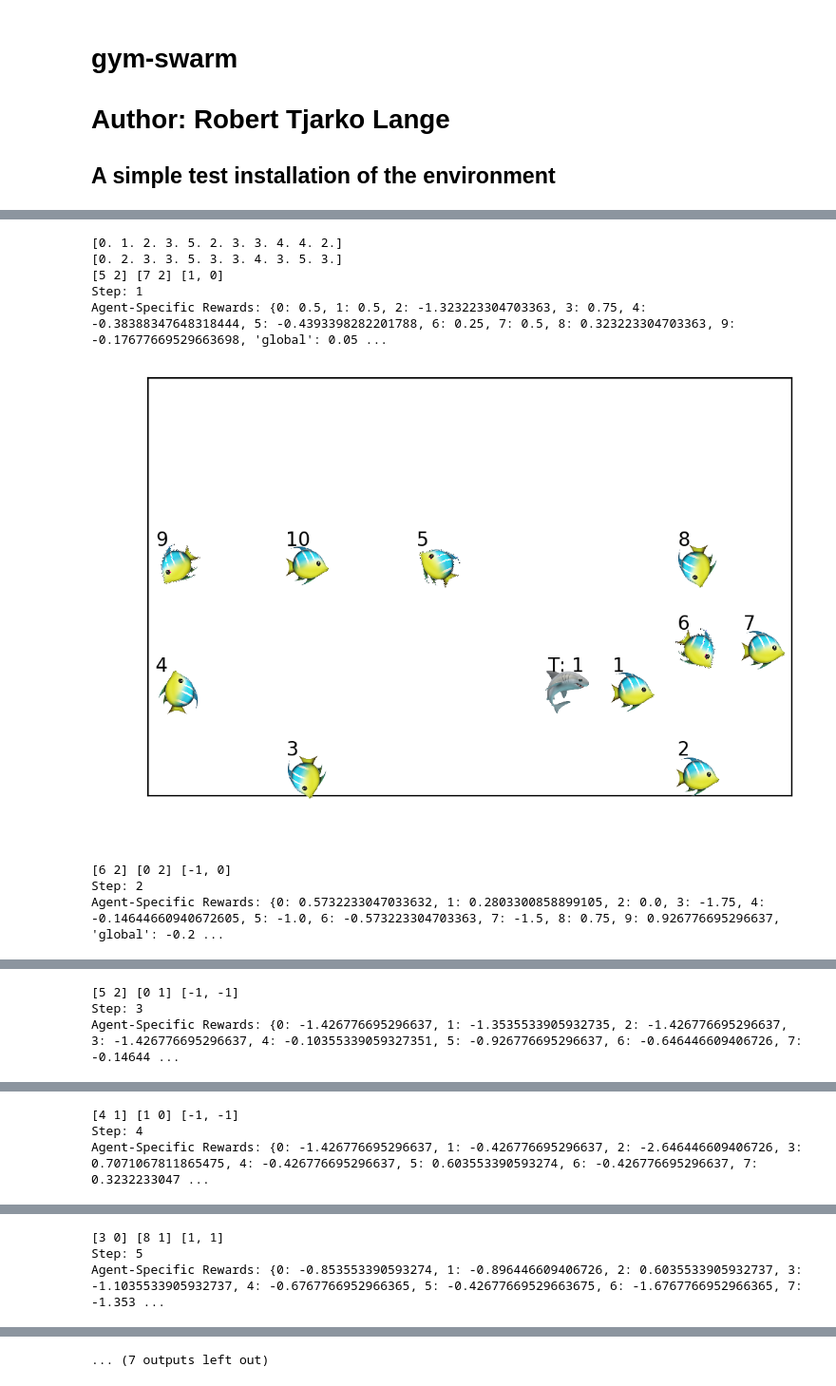
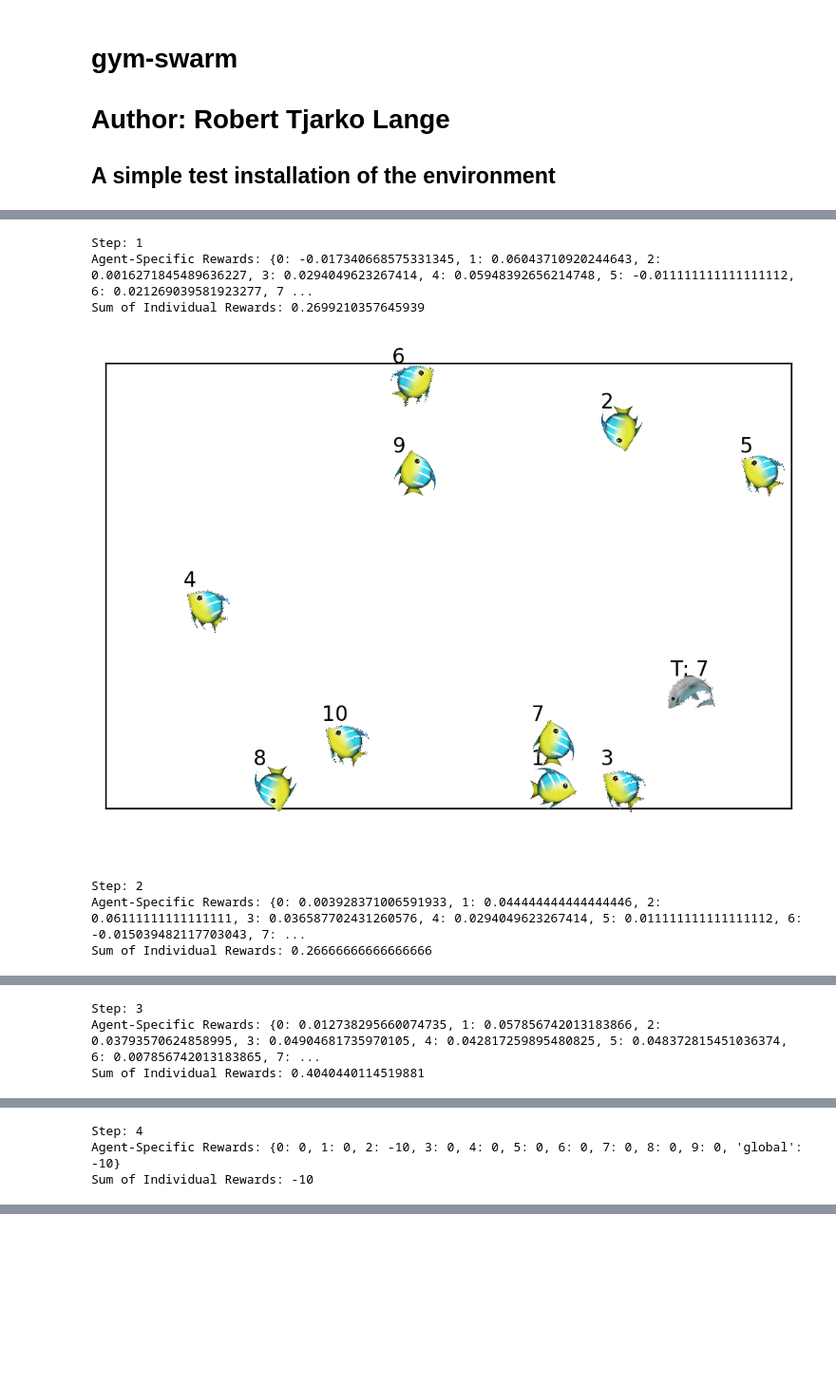
Before and after one commit to RobertTLange/gym-swarm, a Jupyter notebook: tryout_swarm_env.ipynb, the cells around one changed output, grey strips where cells are left out. Shown at 95% size. Saved outputs shown, nothing was run; the diff lists cells and outputs as text; code cells hidden in the pictures; blank space fills up the shorter version.

Commit message:
Log 16/03/19b - Reward Update

```diff
--- a/tryout_swarm_env.ipynb
+++ b/tryout_swarm_env.ipynb
@@ -77,22 +71,22 @@ max_steps = 10
 # %%
 # Run a few steps with the random agent and global reward
 state = env.reset()
 for i in range(max_steps):
     action = random_agent.random_action()
     next_state, rewards, done, _ = env.step(action, indiv_rewards=True, vf_size=6)
     state = next_state
     print("Step: {}".format(i + 1))
     print("Agent-Specific Rewards: {}".format(rewards))
+    summed_indiv_reward = sum([value for key, value in rewards.items() if key != "global"])
+    print("Sum of Individual Rewards: {}".format(summed_indiv_reward))
     env.render()
     if done:
         break
 # %% [output]
-[0. 1. 2. 3. 5. 2. 3. 3. 4. 4. 2.]
-[0. 2. 3. 3. 5. 3. 3. 4. 3. 5. 3.]
-[5 2] [7 2] [1, 0]
 Step: 1
-Agent-Specific Rewards: {0: 0.5, 1: 0.5, 2: -1.323223304703363, 3: 0.75, 4: -0.38388347648318444, 5: -0.4393398282201788, 6: 0.25, 7: 0.5, 8: 0.323223304703363, 9: -0.17677669529663698, 'global': 0.05 ...
+Agent-Specific Rewards: {0: -0.017340668575331345, 1: 0.06043710920244643, 2: 0.0016271845489636227, 3: 0.0294049623267414, 4: 0.05948392656214748, 5: -0.011111111111111112, 6: 0.021269039581923277, 7 ...
+Sum of Individual Rewards: 0.2699210357645939
-[figure, old version]
+[figure, new version]
-[6 2] [0 2] [-1, 0]
 Step: 2
-Agent-Specific Rewards: {0: 0.5732233047033632, 1: 0.2803300858899105, 2: 0.0, 3: -1.75, 4: -0.14644660940672605, 5: -1.0, 6: -0.573223304703363, 7: -1.5, 8: 0.75, 9: 0.926776695296637, 'global': -0.2 ...
+Agent-Specific Rewards: {0: 0.003928371006591933, 1: 0.044444444444444446, 2: 0.06111111111111111, 3: 0.036587702431260576, 4: 0.0294049623267414, 5: 0.011111111111111112, 6: -0.015039482117703043, 7: ...
+Sum of Individual Rewards: 0.26666666666666666
@@ -100,3 +94,3 @@ Agent-Specific Rewards: {0: 0.5732233047033632, 1: 0.2803300858899105, 2: 0.0, 3
-[5 2] [0 1] [-1, -1]
 Step: 3
-Agent-Specific Rewards: {0: -1.426776695296637, 1: -1.3535533905932735, 2: -1.426776695296637, 3: -1.426776695296637, 4: -0.10355339059327351, 5: -0.926776695296637, 6: -0.646446609406726, 7: -0.14644 ...
+Agent-Specific Rewards: {0: 0.012738295660074735, 1: 0.057856742013183866, 2: 0.03793570624858995, 3: 0.04904681735970105, 4: 0.042817259895480825, 5: 0.048372815451036374, 6: 0.007856742013183865, 7: ...
+Sum of Individual Rewards: 0.4040440114519881
@@ -104,3 +98,3 @@ Agent-Specific Rewards: {0: -1.426776695296637, 1: -1.3535533905932735, 2: -1.42
-[4 1] [1 0] [-1, -1]
 Step: 4
-Agent-Specific Rewards: {0: -1.426776695296637, 1: -0.426776695296637, 2: -2.646446609406726, 3: 0.7071067811865475, 4: -0.426776695296637, 5: 0.603553390593274, 6: -0.426776695296637, 7: 0.3232233047 ...
+Agent-Specific Rewards: {0: 0, 1: 0, 2: -10, 3: 0, 4: 0, 5: 0, 6: 0, 7: 0, 8: 0, 9: 0, 'global': -10}
+Sum of Individual Rewards: -10
@@ -108,3 +103,0 @@ Agent-Specific Rewards: {0: -1.426776695296637, 1: -0.426776695296637, 2: -2.646
-[3 0] [8 1] [1, 1]
-Step: 5
-Agent-Specific Rewards: {0: -0.853553390593274, 1: -0.896446609406726, 2: 0.6035533905932737, 3: -1.1035533905932737, 4: -0.6767766952966365, 5: -0.42677669529663675, 6: -1.6767766952966365, 7: -1.353 ...
@@ -116,4 +104,3 @@ Agent-Specific Rewards: {0: -0.17677669529663675, 1: 0.10355339059327395, 2: -0.
-... (7 outputs left out)
 # %%
 env = gym.make("Swarm-v0")
 
```
Also changed, not shown: parts of 5 cells of this notebook, 2 other files.
